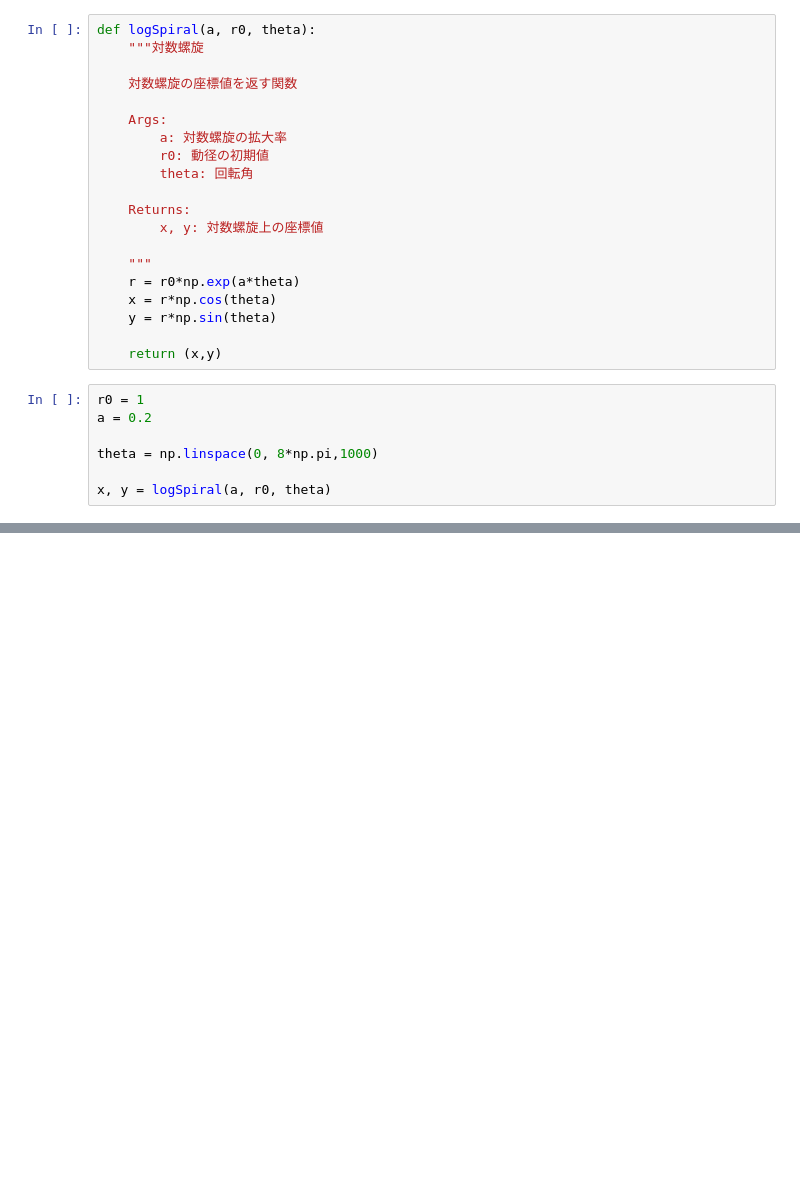
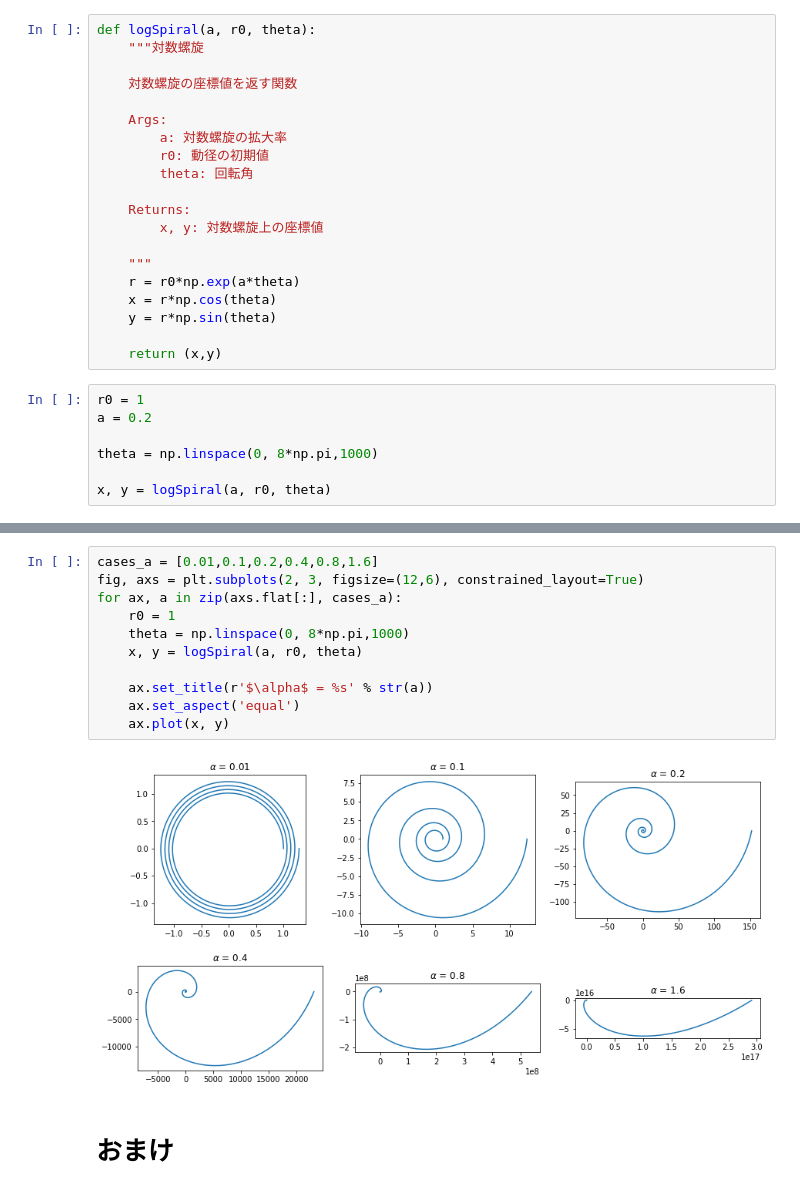
Before and after one commit to noshita/theoretical-morphology-examples, a Jupyter notebook: coiling/logarithmic-spiral-model/logarithmic_spiral_model.ipynb, the cells around one changed output, grey strips where cells are left out. Drawn from its saved outputs; the diff is of its cells as text; blank space fills up the shorter version.

```diff
--- a/coiling/logarithmic-spiral-model/logarithmic_spiral_model.ipynb
+++ b/coiling/logarithmic-spiral-model/logarithmic_spiral_model.ipynb
@@ -47,0 +53,15 @@ plt.plot(x,y)
+# %%
+cases_a = [0.01,0.1,0.2,0.4,0.8,1.6]
+fig, axs = plt.subplots(2, 3, figsize=(12,6), constrained_layout=True)
+for ax, a in zip(axs.flat[:], cases_a):
+    r0 = 1
+    theta = np.linspace(0, 8*np.pi,1000)
+    x, y = logSpiral(a, r0, theta)
+
+    ax.set_title(r'$\alpha$ = %s' % str(a))
+    ax.set_aspect('equal')
+    ax.plot(x, y)
+# %% [output]
+[figure, added]
+# %% [markdown]
+# おまけ
```
Also changed, not shown: parts of 6 cells of this notebook, 2 other files.
